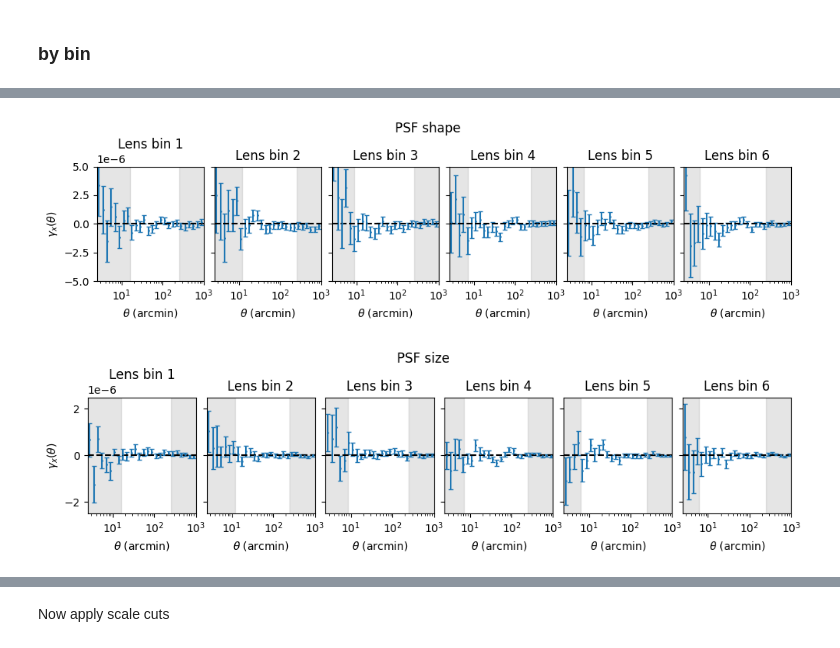
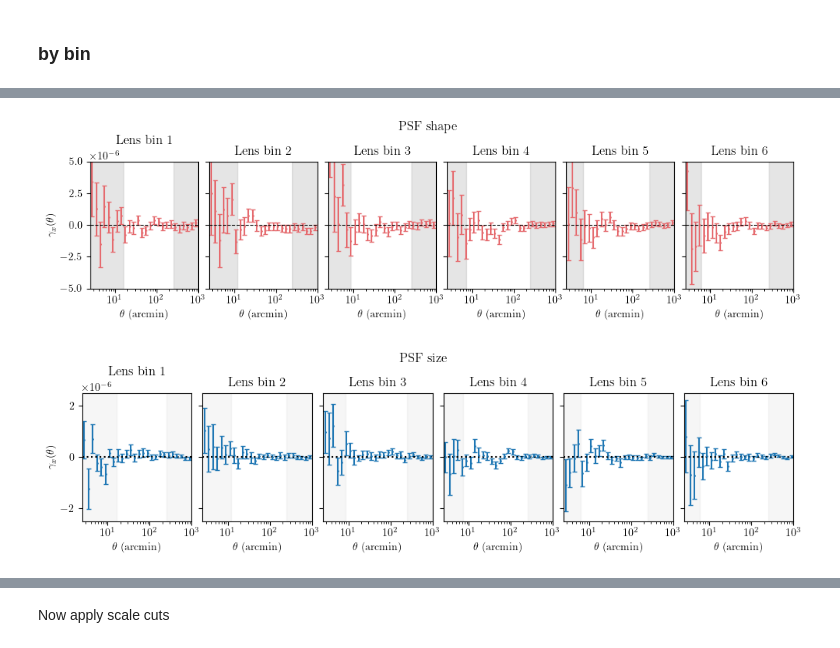
Before and after one commit to des-science/y6kp-ggl-measurements, a Jupyter notebook: ggl_tests_final_plots_github.ipynb, the cells around one changed output, grey strips where cells are left out. Drawn from its saved outputs; the diff is of its cells as text; code cells hidden in the pictures.

```diff
--- a/ggl_tests_final_plots_github.ipynb
+++ b/ggl_tests_final_plots_github.ipynb
@@ -194,8 +194,19 @@ scale_cuts = np.array([16.112, 11.904, 8.675, 7.251, 6.465, 6.023])
 # %%
 cov = joblib.load( './cov_FIDUCIAL_DVv5.pkl')
 err_th = np.sqrt(np.diag(cov).reshape(6,4,26))
+# %%
+plt.rc('text', usetex=True)
+plt.rc('font', family='serif')
 # %% [markdown]
 ## 1) gammax
+# %%
+#colors = [  "#1f637b", "#d5595c", "#e4ce26", "#e2d0af"]
+#colors = [  "#1f637b", "#d5595c", "#FFD700", "#5BA55C"]
+#colors = [ "#ffd700", "#ff6f61", "#003366", "#008080" ]
+#colors = [ "#1a3a4a", "#1a70c2", "#b5e6e1", "#f85f29", "#feefc3" ]
+#colors = [ "#254664", "#df594c", "#1f786a", "#f8d264", "#a64d79" ]
+#colors = [ "#fe6981", "#ff9038", "#85c2d7", "#5ba55c", "#ffd966" ]
+colors = ["#355070", "#6D597A", "#B56576", "#E56B6F"]
 # %%
 fig, ax = plt.subplots(4,6, figsize = (10,7), sharex = True, sharey = True)
 
@@ -206,12 +217,12 @@ shift = [0, 0.02, 0.04, 0.06]
 for l in range(6):
     for s in range(4):
         fid  = np.loadtxt('./2024-09-16_fid/gammax/gammax_l{0}_s{1}.txt'.format(l+1, s+1))
-        ax[s, l].errorbar(fid[:,0]+fid[:,0]*shift[s], fid[:,1], err_th.reshape(6,4,26)[l][s], label = 'Source bin {}'.format(s+1), fmt='o', capsize=2, capthick=1, markersize = 1)
-        ax[s, l].axhline(y=0, linestyle = '--', color = 'black')
+        ax[s, l].errorbar(fid[:,0]+fid[:,0]*shift[s], fid[:,1], err_th.reshape(6,4,26)[l][s], c=colors[s], label = 'Source bin {}'.format(s+1), fmt='o', capsize=2, capthick=1, markersize = 1)
+        ax[s, l].axhline(y=0, linestyle = '--', color = 'black', lw = '0.8')
         minlim = -0.00015
         maxlim = 0.00015
-        ax[s, l].fill([2.5,2.5,scale_cuts[l],scale_cuts[l]],[minlim,maxlim,maxlim,minlim],  color='gray', alpha=0.2)
-        ax[s, l].fill([250,250,1000,1000],[minlim,maxlim,maxlim,minlim],  color='gray', alpha=0.2)
+        ax[s, l].fill([2.5,2.5,scale_cuts[l],scale_cuts[l]],[minlim,maxlim,maxlim,minlim],  color='lightgray', alpha=0.2)
+        ax[s, l].fill([250,250,1000,1000],[minlim,maxlim,maxlim,minlim],  color='lightgray', alpha=0.2)
 
         ax[s, l].set_ylim(minlim, maxlim)
         ax[s, l].set_xlim(2.5, 250)
@@ -351,8 +362,8 @@ for s in range(4):
     err  = np.loadtxt('./2024-09-16_rnd2/Jackknife/gammat_covariance/err_gammat_l1_s{}.txt'.format(s+1))
     # print (fid)
     # ax[l//2, l%2].errorbar(angles+angles*shift[s], gammax[:,1], err.reshape(6,4,20)[l][s], label = 'Source bin {}'.format(s+1), fmt='o', capsize=2, capthick=2)
-    ax[s].errorbar(fid[:,0], fid[:,1], err[:,1], label = 'Source bin {}'.format(s+1), fmt='o', capsize=2, capthick=1, markersize = 1)
-    ax[s].axhline(y=0, linestyle = '--', color = 'black')
+    ax[s].errorbar(fid[:,0], fid[:,1], err[:,1], label = 'Source bin {}'.format(s+1), fmt='o', capsize=2, capthick=1, markersize = 1, c = colors[s])
+    ax[s].axhline(y=0, linestyle = '--', color = 'black', lw = '0.8')
     minlim = -0.000075
     maxlim = 0.000075
     ax[s].fill([2.5,2.5,scale_cuts[l],scale_cuts[l]],[minlim,maxlim,maxlim,minlim],  color='gray', alpha=0.2)
@@ -469,8 +484,8 @@ for l in range(6):
         err = np.loadtxt('./2024-09-16_psf_shape/Jackknife/gammat_covariance/err_gammat_l{0}_s{1}.txt'.format(l+1, s+1))
         # print (fid)
         # ax[l//2, l%2].errorbar(angles+angles*shift[s], gammax[:,1], err.reshape(6,4,20)[l][s], label = 'Source bin {}'.format(s+1), fmt='o', capsize=2, capthick=2)
-        ax[l].errorbar(fid[:,0], fid[:,1], err[:,1], label = 'Source bin {}'.format(s+1), fmt='o', capsize=2, capthick=1, markersize = 1)
-        ax[l].axhline(y=0, linestyle = '--', color = 'black')
+        ax[l].errorbar(fid[:,0], fid[:,1], err[:,1], label = 'Source bin {}'.format(s+1), fmt='o', capsize=2, capthick=1, markersize = 1, c= colors[-1])
+        ax[l].axhline(y=0, linestyle = '--', color = 'black', lw = '0.8')
         minlim = -0.000005
         maxlim = 0.000005
         ax[l].fill([2.5,2.5,scale_cuts[l],scale_cuts[l]],[minlim,maxlim,maxlim,minlim],  color='gray', alpha=0.2)
@@ -493,38 +508,38 @@ plt.savefig('./plots/psf_shape.png')
 
 
 
 fig, ax = plt.subplots(1,6, figsize = (10,3), sharex = True, sharey = True)
 
 for l in range(6):
     for s in range(1):
         fid  = np.loadtxt('./2024-09-16_psf_size/gammat_bf_rp/gammat_l{0}_s{1}.txt'.format(l+1, s+1))
         err = np.loadtxt('./2024-09-16_psf_size/Jackknife/gammat_covariance/err_gammat_l{0}_s{1}.txt'.format(l+1, s+1))
         # print (fid)
         # ax[l//2, l%2].errorbar(angles+angles*shift[s], gammax[:,1], err.reshape(6,4,20)[l][s], label = 'Source bin {}'.format(s+1), fmt='o', capsize=2, capthick=2)
         ax[l].errorbar(fid[:,0], fid[:,1], err[:,1], label = 'Source bin {}'.format(s+1), fmt='o', capsize=2, capthick=1, markersize = 1)
-        ax[l].axhline(y=0, linestyle = '--', color = 'black')
+        ax[l].axhline(y=0, linestyle = ':', color = 'black')
         minlim = -0.0000025
         maxlim = 0.0000025
-        ax[l].fill([2.5,2.5,scale_cuts[l],scale_cuts[l]],[minlim,maxlim,maxlim,minlim],  color='gray', alpha=0.2)
-        ax[l].fill([250,250,1000,1000],[minlim,maxlim,maxlim,minlim],  color='gray', alpha=0.2)
+        ax[l].fill([2.5,2.5,scale_cuts[l],scale_cuts[l]],[minlim,maxlim,maxlim,minlim],  color='lightgray', alpha=0.2)
+        ax[l].fill([250,250,1000,1000],[minlim,maxlim,maxlim,minlim],  color='lightgray', alpha=0.2)
 
         ax[l].set_ylim(minlim, maxlim)
         ax[l].set_xlim(2.5, 1000)
         ax[l].set_xscale('log')
 
         ax[l].set_xlabel(r'$\theta$ (arcmin)')
         ax[0].set_ylabel(r'$\gamma_x(\theta)$')
         ax[l].set_title('Lens bin {}'.format(l+1))
 
     # ax[2,1].legend()
 plt.suptitle('PSF size', y = 0.91)
 plt.tight_layout()
 plt.subplots_adjust(hspace=0.2)
 plt.subplots_adjust(wspace=0.1)
 plt.savefig('./plots/psf_size.png')
 # %% [output]
-[figure, old version]
+[figure, new version]
-[figure, old version]
+[figure, new version]
 # %%
 
 for l in range(6):
```
Also changed, not shown: parts of 16 cells of this notebook.
